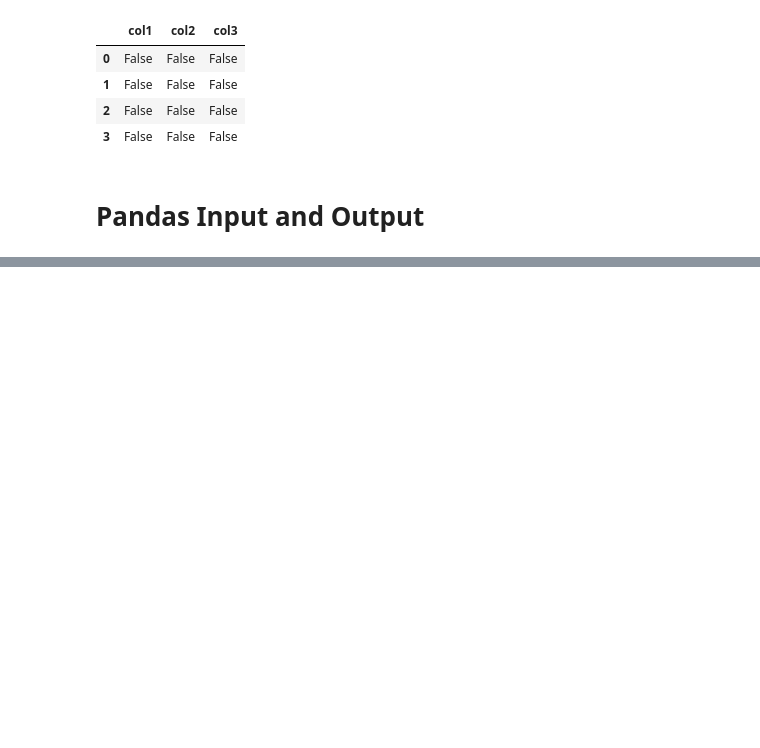
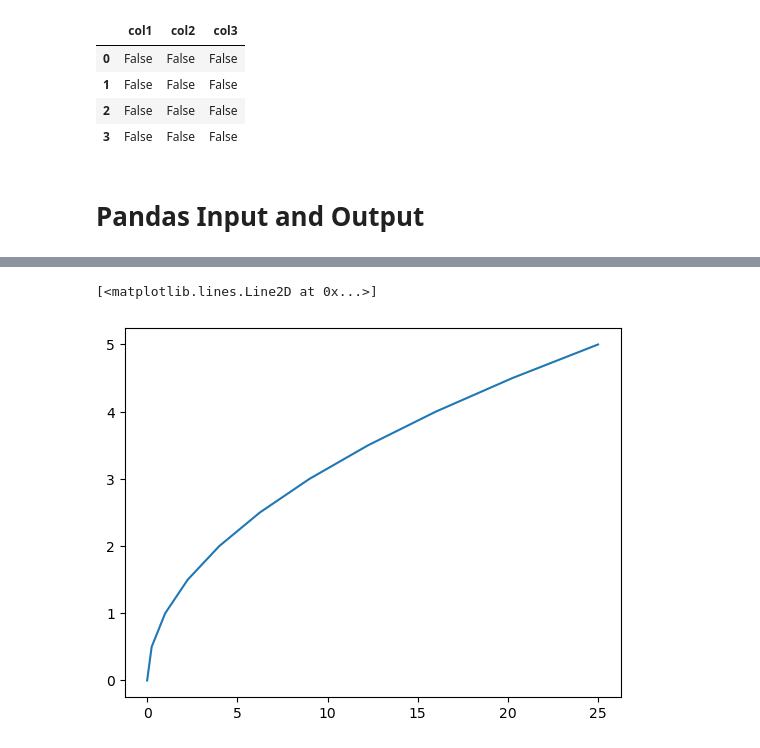
Before and after one commit to shabad023/Revising_Data_Science, a Jupyter notebook: LearnDataSci.ipynb, the cells around one changed output, grey strips where cells are left out. Saved outputs shown, nothing was run; the diff lists cells and outputs as text; code cells hidden in the pictures; blank space fills up the shorter version.

```diff
--- a/LearnDataSci.ipynb
+++ b/LearnDataSci.ipynb
@@ -1227,0 +1294,5 @@ df.isnull()
+# %%
+plt.plot(y,x)
+# %% [output]
+[<matplotlib.lines.Line2D at 0x...>]
+[figure, added]
```
Also changed, not shown: parts of 49 cells of this notebook, 3 other files.
